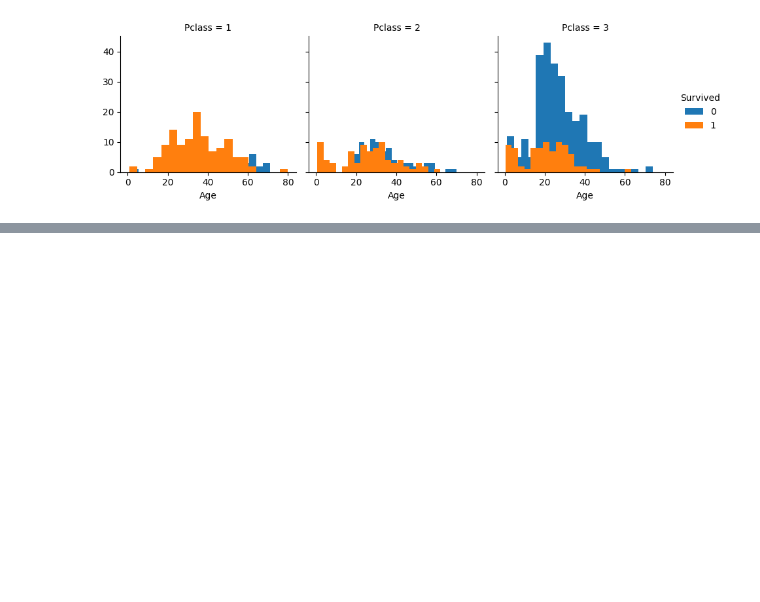
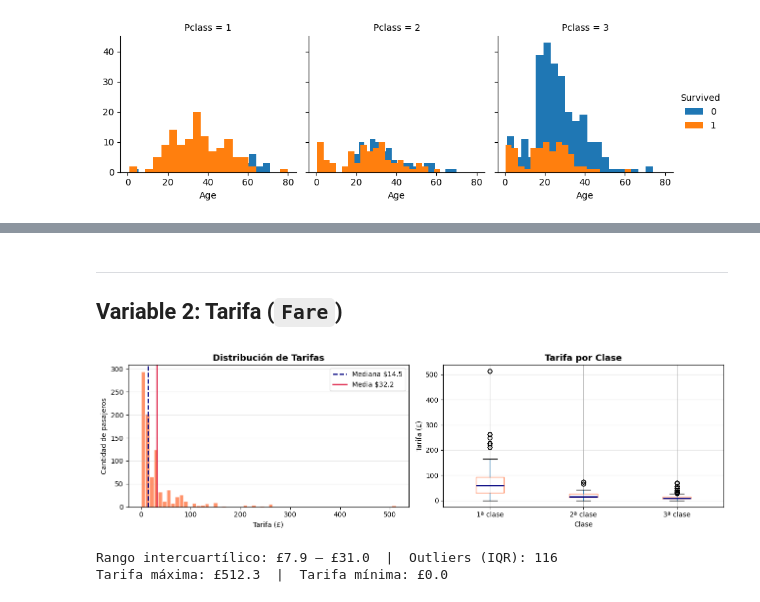
Before and after one commit to Ricardo-B04/Titanic_EDA, a Jupyter notebook: titanic_EDA.ipynb, the cells around one changed output, grey strips where cells are left out. Saved outputs shown, nothing was run; the diff lists cells and outputs as text; code cells hidden in the pictures; blank space fills up the shorter version.

```diff
--- a/titanic_EDA.ipynb
+++ b/titanic_EDA.ipynb
@@ -143,0 +187,42 @@ g.add_legend()
+# %% [markdown]
+---
+## Variable 2: Tarifa (`Fare`)
+# %%
+fig, axes = plt.subplots(1, 2, figsize=(13, 4))
+
+# Histograma con línea de mediana/media
+fares = titanic['Fare'].dropna()
+axes[0].hist(fares, bins=60, color='coral', edgecolor='white', alpha=0.85)
+axes[0].axvline(fares.median(), color='navy', linestyle='--', linewidth=1.8, label=f'Mediana ${fares.median():.1f}')
+axes[0].axvline(fares.mean(),   color='crimson', linestyle='-',  linewidth=1.8, label=f'Media ${fares.mean():.1f}')
+axes[0].set_title('Distribución de Tarifas', fontsize=13, fontweight='bold')
+axes[0].set_xlabel('Tarifa (£)')
+axes[0].set_ylabel('Cantidad de pasajeros')
+axes[0].legend()
+axes[0].grid(axis='y', alpha=0.3)
+
+# Boxplot por clase
+titanic.boxplot(column='Fare', by='Pclass', ax=axes[1],
+                boxprops=dict(color='coral'),
+                medianprops=dict(color='navy', linewidth=2))
+axes[1].set_title('Tarifa por Clase', fontsize=13, fontweight='bold')
+axes[1].set_xlabel('Clase')
+axes[1].set_ylabel('Tarifa (£)')
+plt.sca(axes[1])
+plt.xticks([1, 2, 3], ['1ª clase', '2ª clase', '3ª clase'])
+plt.suptitle('')
+axes[1].grid(axis='y', alpha=0.3)
+
+plt.tight_layout()
+plt.show()
+
+# Outliers via IQR
+Q1, Q3 = fares.quantile([0.25, 0.75])
+IQR = Q3 - Q1
+n_outliers = ((fares > Q3 + 1.5*IQR) | (fares < Q1 - 1.5*IQR)).sum()
+print(f"Rango intercuartílico: £{Q1:.1f} – £{Q3:.1f}  |  Outliers (IQR): {n_outliers}")
+print(f"Tarifa máxima: £{fares.max():.1f}  |  Tarifa mínima: £{fares.min():.1f}")
+# %% [output]
+[figure, added]
+Rango intercuartílico: £7.9 – £31.0  |  Outliers (IQR): 116
+Tarifa máxima: £512.3  |  Tarifa mínima: £0.0
```
Also changed, not shown: parts of 7 cells of this notebook.
